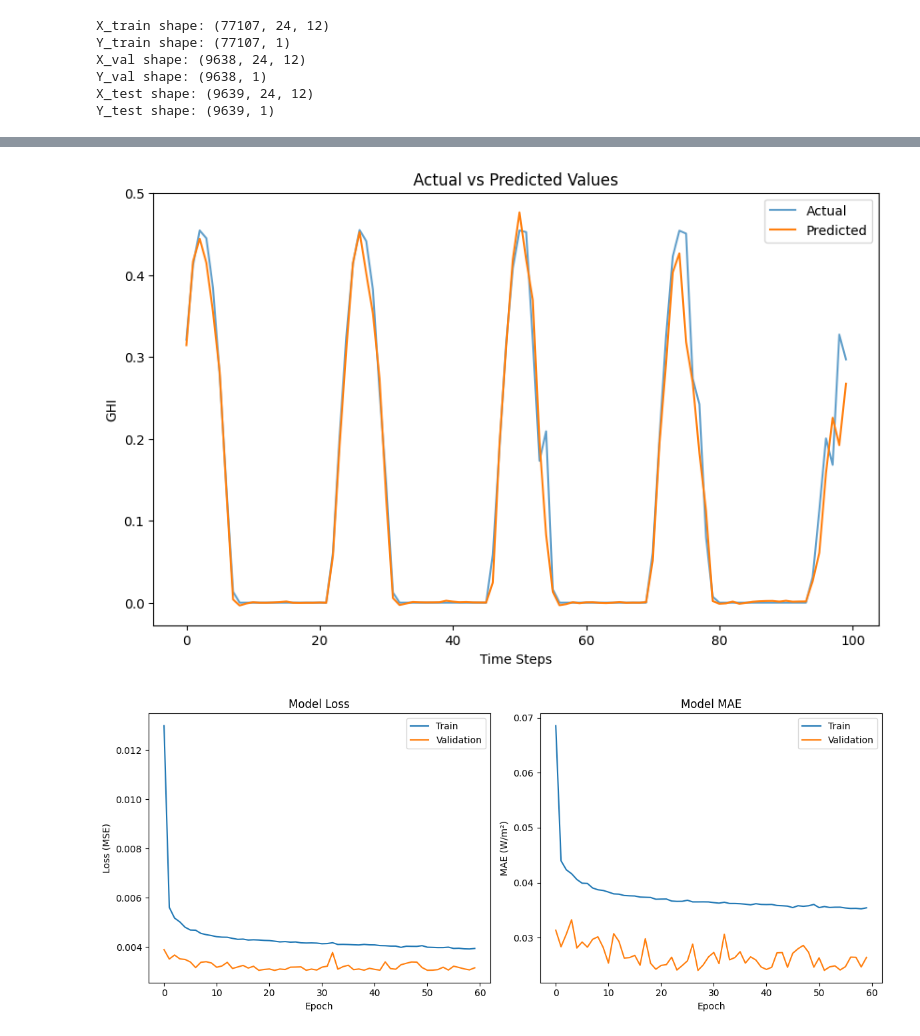
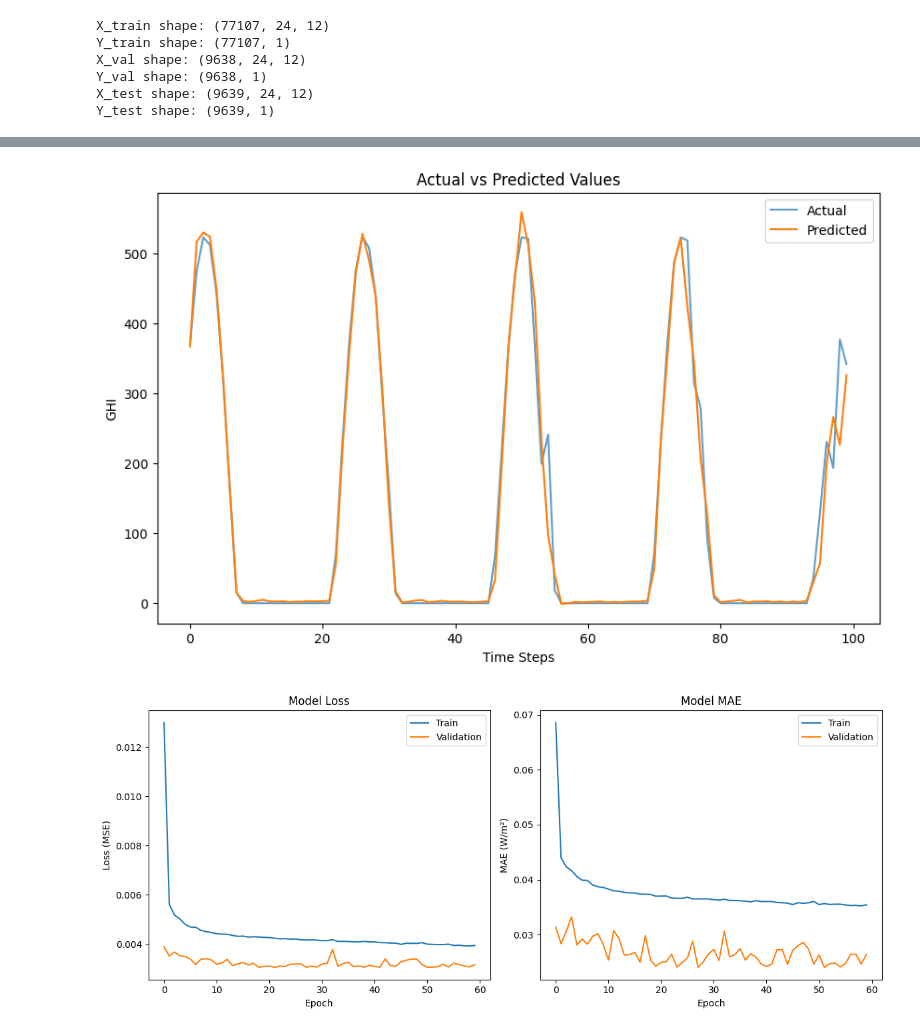
Before and after one commit to Piceratop/Microgrid, a Jupyter notebook: GHI Prediction/model_creation.ipynb, the cells around one changed output, grey strips where cells are left out. Cells and saved outputs as stored; diff of their text form; code cells hidden in the pictures.

Commit message:
add data scaling

```diff
--- a/GHI Prediction/model_creation.ipynb
+++ b/GHI Prediction/model_creation.ipynb
@@ -301,14 +247,35 @@ Training completed in 2355.39 seconds (39.26 minutes)
 # %%
 # Import the created model
-model = model_cnn_lstm
+model = load_model('model_cnn_lstm.keras')
 
 # Test the model on the test set
 test_loss, test_mae = model.evaluate(X_test, Y_test, verbose=1)
 print(f"Test Loss: {test_loss:.4f}")
 print(f"Test MAE: {test_mae:.4f}")
 
-# Make predictions on test data
+min_vals = scaler.min_[-1]
+scale_vals = scaler.scale_[-1]
+
+print(scaler.min_, scaler.scale_)
+
+def manual_inverse_transform(data, min_vals, scale_vals):
+   return data / scale_vals + min_vals
+
 Y_pred = model.predict(X_test)
+Y_pred_unscaled = manual_inverse_transform(Y_pred, min_vals, scale_vals)
+Y_test_unscaled = manual_inverse_transform(Y_test, min_vals, scale_vals)
+
+# Calculate metrics on unscaled data
+mse = mean_squared_error(Y_test_unscaled, Y_pred_unscaled)
+rmse = np.sqrt(mse)
+mae = mean_absolute_error(Y_test_unscaled, Y_pred_unscaled)
+r2 = r2_score(Y_test_unscaled, Y_pred_unscaled)
+
+print(f"\nTest Metrics (Unscaled Data):")
+print(f"MSE: {mse:.4f}")
+print(f"RMSE: {rmse:.4f}")
+print(f"MAE: {mae:.4f}")
+print(f"R² Score: {r2:.4f}")
 
 # Calculate additional metrics
 mse = mean_squared_error(Y_test, Y_pred)
@@ -333,15 +309,15 @@ R² Score: 0.9409
 # %%
 # Plot actual vs predicted
 plt.figure(figsize=(10, 6))
-plt.plot(Y_test[:100], label='Actual', alpha=0.7)  # First 100 samples
-plt.plot(Y_pred[:100], label='Predicted')
+plt.plot(Y_test_unscaled[:100], label='Actual', alpha=0.7)  # First 100 samples
+plt.plot(Y_pred_unscaled[:100], label='Predicted')
 plt.title('Actual vs Predicted Values')
 plt.xlabel('Time Steps')
 plt.ylabel('GHI')
 plt.legend()
 plt.show()
 # %% [output]
-[figure, old version]
+[figure, new version]
 # %%
 # Plot training history
 plt.figure(figsize=(12, 5))
```
Also changed, not shown: parts of 4 cells of this notebook, 3 other files.
